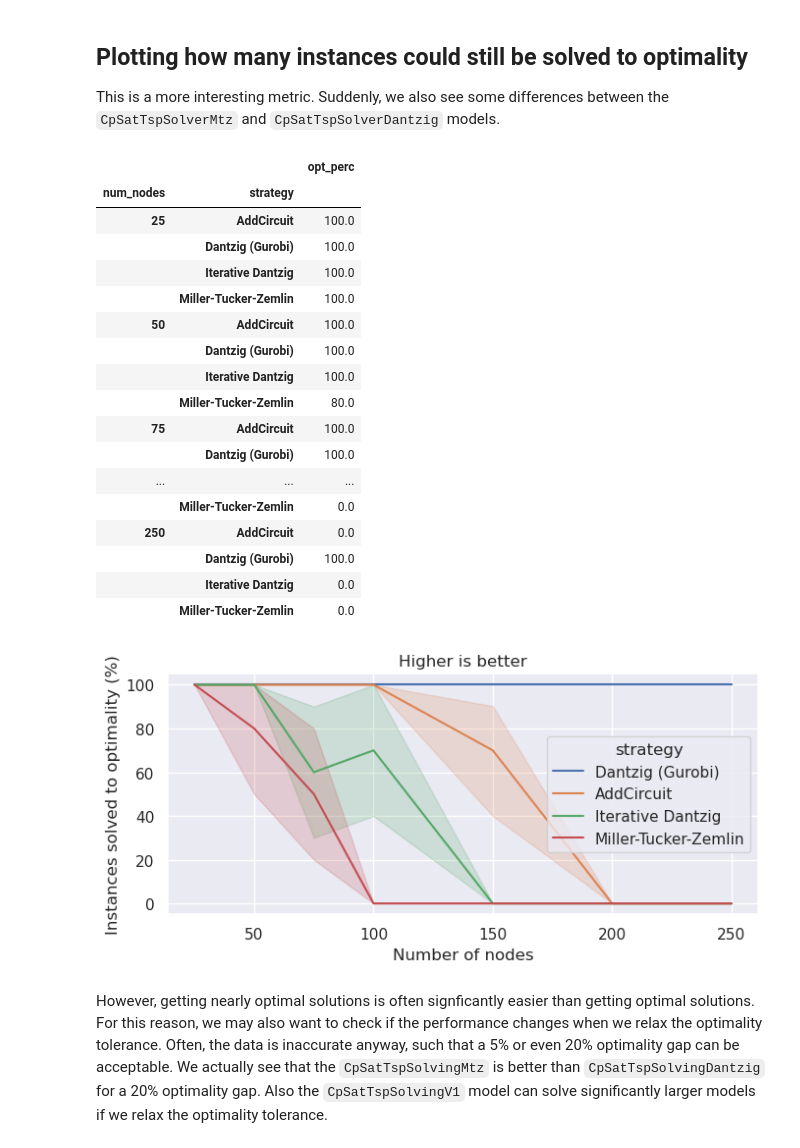
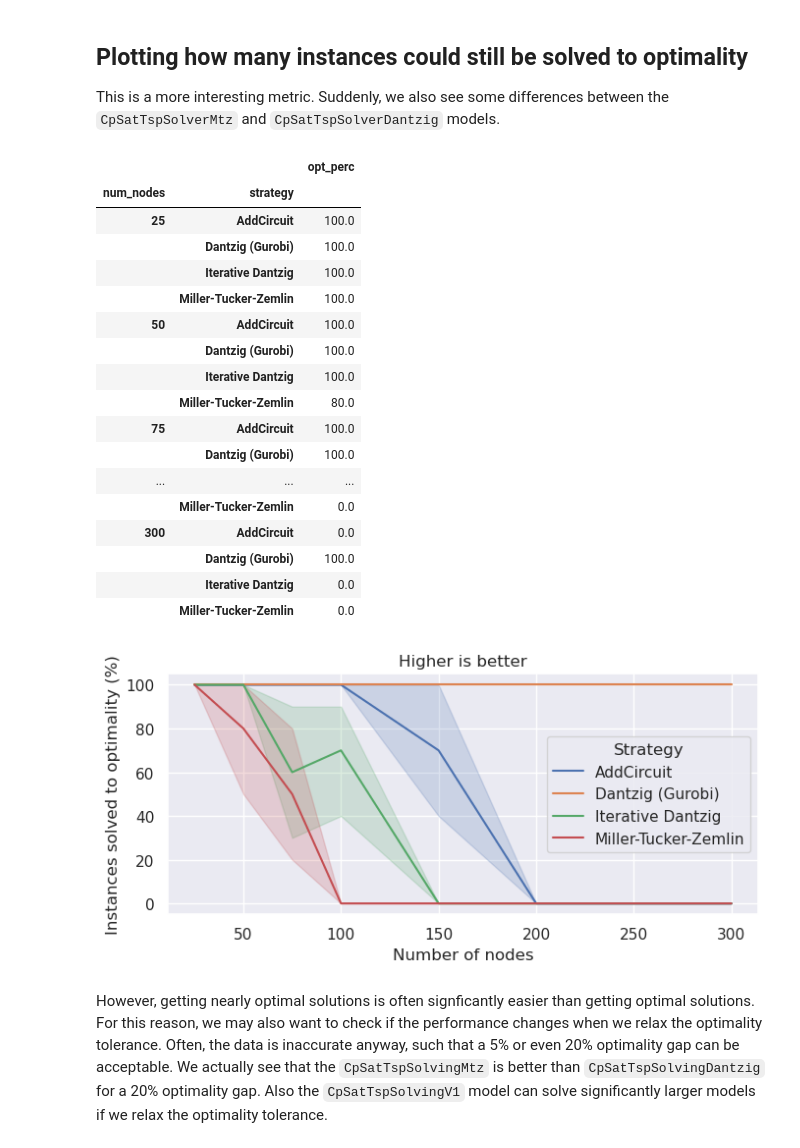
Before and after one commit to d-krupke/cpsat-primer, a Jupyter notebook: examples/tsp_evaluation/04_analyze.ipynb, the cells around one changed output. Cells and saved outputs as stored; diff of their text form; code cells hidden in the pictures.

```diff
--- a/examples/tsp_evaluation/04_analyze.ipynb
+++ b/examples/tsp_evaluation/04_analyze.ipynb
@@ -101,36 +101,37 @@ Suddenly, we also see some differences between the `CpSatTspSolverMtz` and `CpSa
 # %%
 t = results.sort_values(["num_nodes", "instance_name"])
 t = t[t["opt_tol"] == 0.001]
 t["opt_perc"] = t["opt"] * 100
 display(t.groupby(["num_nodes", "strategy"])[["opt_perc"]].mean())
 plt.figure(figsize=(7, 3.5))
-sns.lineplot(data=t, x="num_nodes", y="opt_perc", hue="strategy")
+t.rename(columns={"strategy": "Strategy"}, inplace=True)
+sns.lineplot(data=t.sort_values("Strategy"), x="num_nodes", y="opt_perc", hue="Strategy")
 plt.ylabel("Instances solved to optimality (%)")
 plt.xlabel("Number of nodes")
 plt.title("Higher is better")
 plt.tight_layout()
 plt.savefig(PUBLIC_DATA/"solved_over_size.png")
 plt.show()
 # %% [output]
 |  |  | opt_perc |
 | num_nodes | strategy |  |
 | 25 | AddCircuit | 100.0 |
 |  | Dantzig (Gurobi) | 100.0 |
 |  | Iterative Dantzig | 100.0 |
 |  | Miller-Tucker-Zemlin | 100.0 |
 | 50 | AddCircuit | 100.0 |
 |  | Dantzig (Gurobi) | 100.0 |
 |  | Iterative Dantzig | 100.0 |
 |  | Miller-Tucker-Zemlin | 80.0 |
 | 75 | AddCircuit | 100.0 |
 |  | Dantzig (Gurobi) | 100.0 |
 | ... | ... | ... |
 |  | Miller-Tucker-Zemlin | 0.0 |
-| 250 | AddCircuit | 0.0 |
+| 300 | AddCircuit | 0.0 |
 |  | Dantzig (Gurobi) | 100.0 |
 |  | Iterative Dantzig | 0.0 |
 |  | Miller-Tucker-Zemlin | 0.0 |
-[figure, old version]
+[figure, new version]
 # %% [markdown]
 However, getting nearly optimal solutions is often signficantly easier than getting optimal solutions.
 For this reason, we may also want to check if the performance changes when we relax the optimality tolerance.
```
Also changed, not shown: parts of 8 cells of this notebook, 8 other files.
